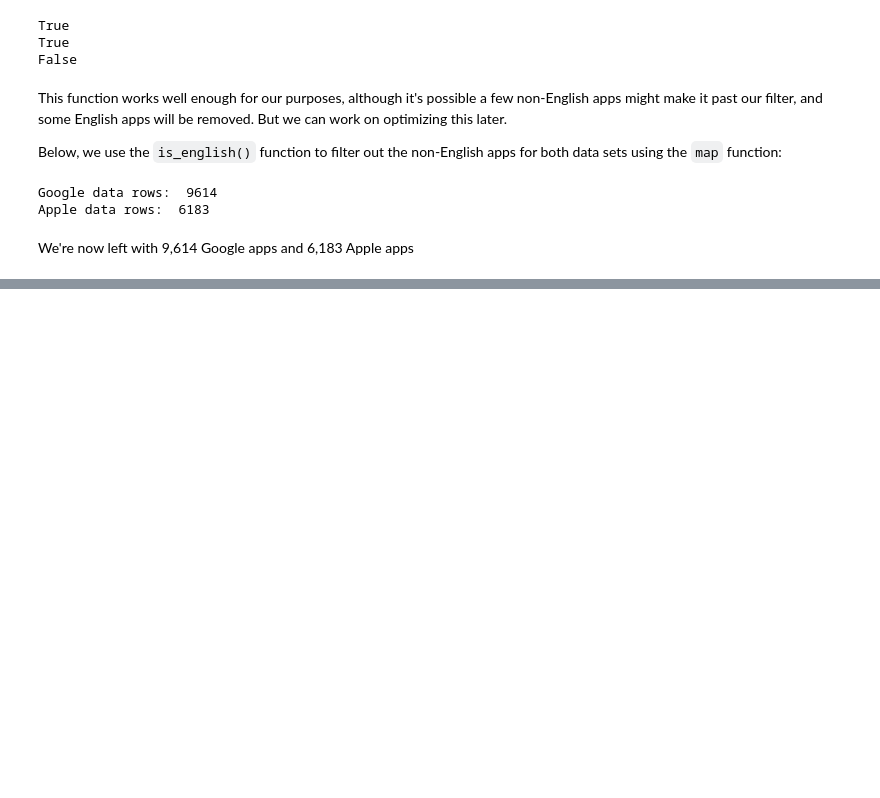
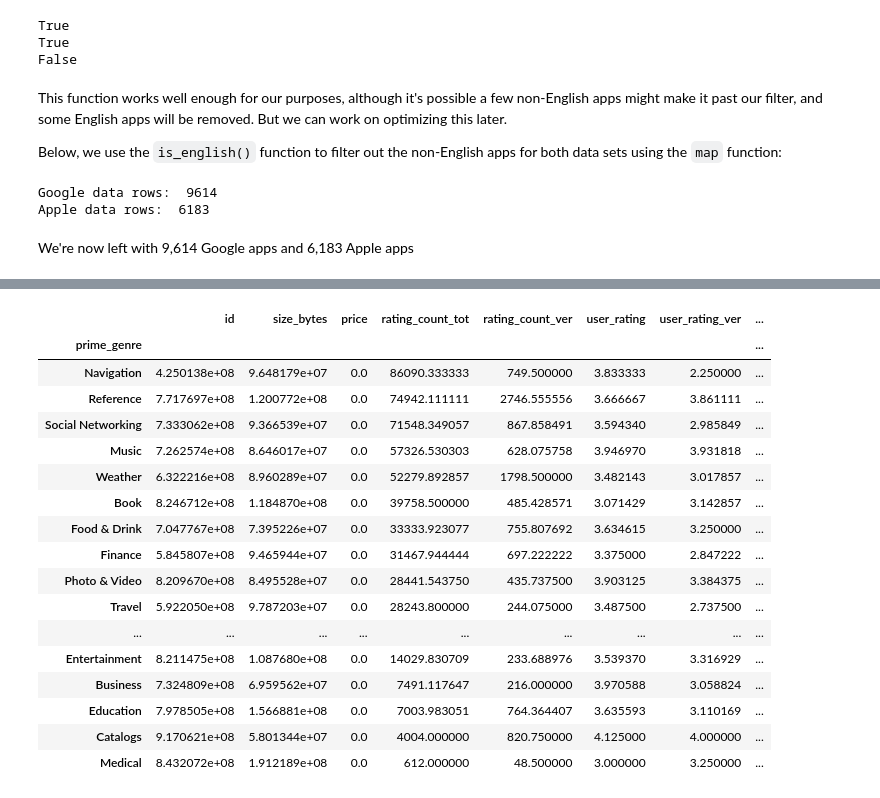
Before and after one commit to anirusso/app-data, a Jupyter notebook: app-data.ipynb, the cells around one changed output, grey strips where cells are left out. Saved outputs shown, nothing was run; the diff lists cells and outputs as text; code cells hidden in the pictures; blank space fills up the shorter version.

```diff
--- a/app-data.ipynb
+++ b/app-data.ipynb
@@ -455,0 +474,3 @@ We're now left with 9,614 Google apps and 6,183 Apple apps
+# %%
+google_data = google_data[google_data['Type'] == 'Free']
+apple_data = apple_data[apple_data['price'] == 0.0]
@@ -455,0 +586,21 @@ We're now left with 9,614 Google apps and 6,183 Apple apps
+# %%
+apple_data.groupby(['prime_genre']).mean().sort_values(['rating_count_tot'], ascending=False)
+# %% [output]
+|  | id | size_bytes | price | rating_count_tot | rating_count_ver | user_rating | user_rating_ver | ... |
+| prime_genre |  |  |  |  |  |  |  | ... |
+| Navigation | 4.250138e+08 | 9.648179e+07 | 0.0 | 86090.333333 | 749.500000 | 3.833333 | 2.250000 | ... |
+| Reference | 7.717697e+08 | 1.200772e+08 | 0.0 | 74942.111111 | 2746.555556 | 3.666667 | 3.861111 | ... |
+| Social Networking | 7.333062e+08 | 9.366539e+07 | 0.0 | 71548.349057 | 867.858491 | 3.594340 | 2.985849 | ... |
+| Music | 7.262574e+08 | 8.646017e+07 | 0.0 | 57326.530303 | 628.075758 | 3.946970 | 3.931818 | ... |
+| Weather | 6.322216e+08 | 8.960289e+07 | 0.0 | 52279.892857 | 1798.500000 | 3.482143 | 3.017857 | ... |
+| Book | 8.246712e+08 | 1.184870e+08 | 0.0 | 39758.500000 | 485.428571 | 3.071429 | 3.142857 | ... |
+| Food & Drink | 7.047767e+08 | 7.395226e+07 | 0.0 | 33333.923077 | 755.807692 | 3.634615 | 3.250000 | ... |
+| Finance | 5.845807e+08 | 9.465944e+07 | 0.0 | 31467.944444 | 697.222222 | 3.375000 | 2.847222 | ... |
+| Photo & Video | 8.209670e+08 | 8.495528e+07 | 0.0 | 28441.543750 | 435.737500 | 3.903125 | 3.384375 | ... |
+| Travel | 5.922050e+08 | 9.787203e+07 | 0.0 | 28243.800000 | 244.075000 | 3.487500 | 2.737500 | ... |
+| ... | ... | ... | ... | ... | ... | ... | ... | ... |
+| Entertainment | 8.211475e+08 | 1.087680e+08 | 0.0 | 14029.830709 | 233.688976 | 3.539370 | 3.316929 | ... |
+| Business | 7.324809e+08 | 6.959562e+07 | 0.0 | 7491.117647 | 216.000000 | 3.970588 | 3.058824 | ... |
+| Education | 7.978505e+08 | 1.566881e+08 | 0.0 | 7003.983051 | 764.364407 | 3.635593 | 3.110169 | ... |
+| Catalogs | 9.170621e+08 | 5.801344e+07 | 0.0 | 4004.000000 | 820.750000 | 4.125000 | 4.000000 | ... |
+| Medical | 8.432072e+08 | 1.912189e+08 | 0.0 | 612.000000 | 48.500000 | 3.000000 | 3.250000 | ... |
```
Also changed, not shown: parts of 29 cells of this notebook.
